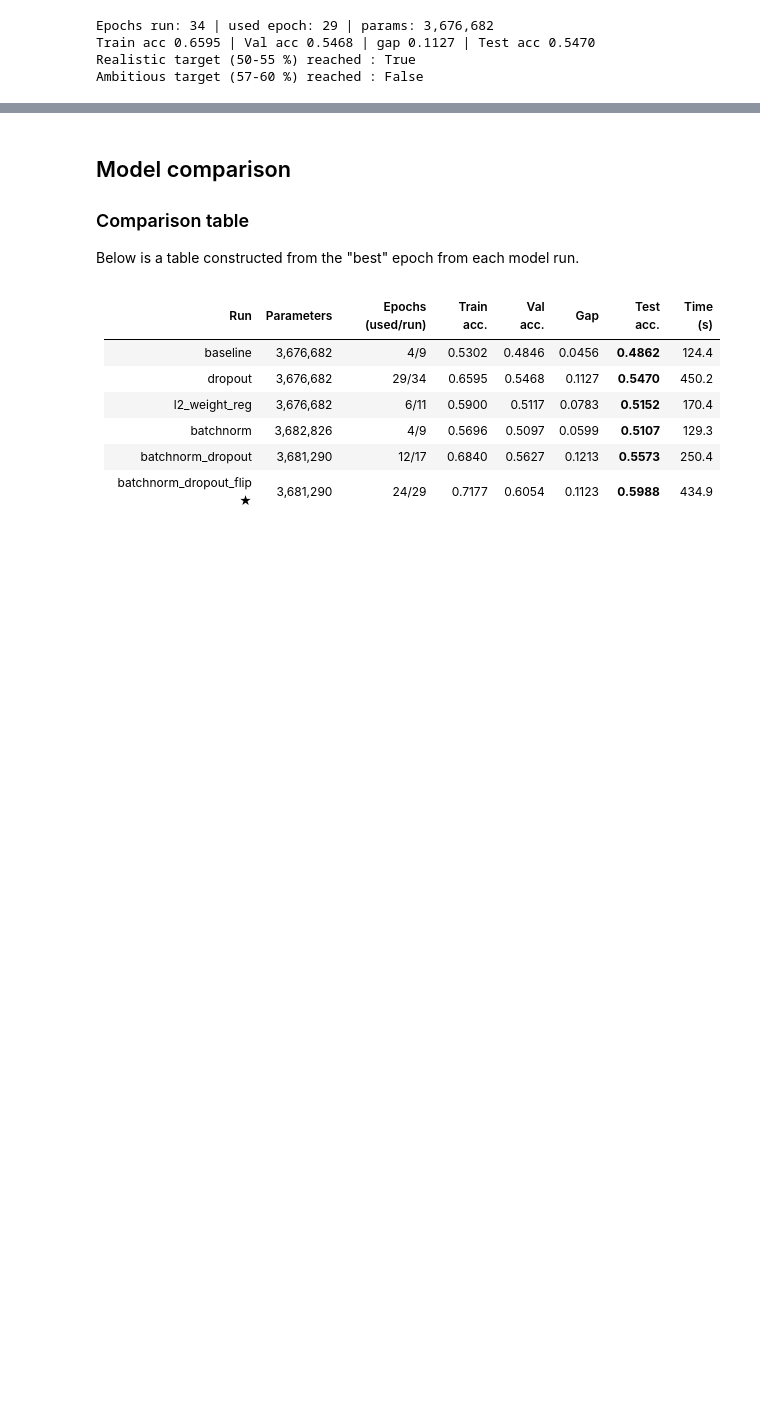
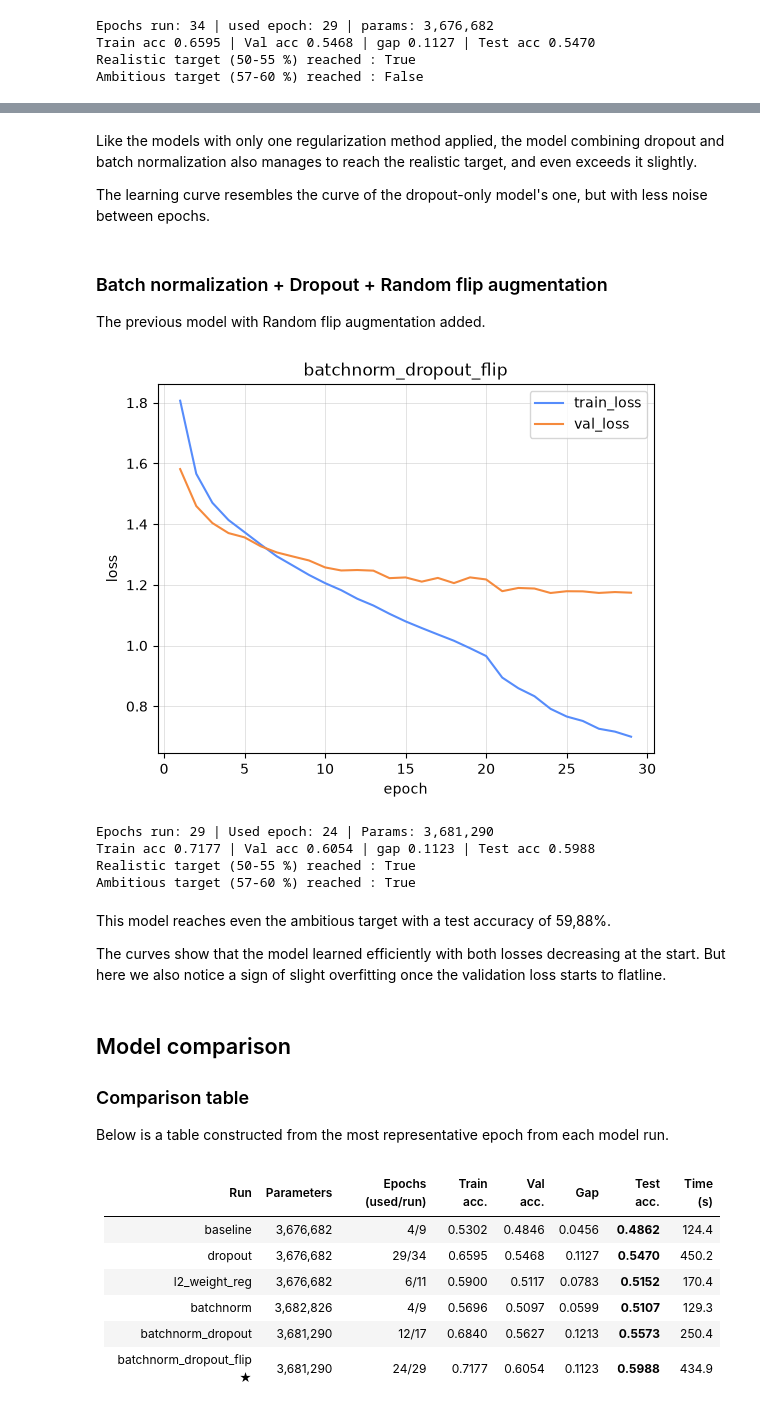
Before and after one commit to alekkiq/neural-networks-g5, a Jupyter notebook: mini-projects/cifar-10/fcn.ipynb, the cells around one changed output, grey strips where cells are left out. Saved outputs shown, nothing was run; the diff lists cells and outputs as text; code cells hidden in the pictures; blank space fills up the shorter version.

```diff
--- a/mini-projects/cifar-10/fcn.ipynb
+++ b/mini-projects/cifar-10/fcn.ipynb
@@ -577,9 +629,29 @@ Ambitious target (57-60 %) reached : False
+# %% [markdown]
+Like the models with only one regularization method applied, the model combining dropout and batch normalization also manages to reach the realistic target, and even exceeds it slightly.
+
+The learning curve resembles the curve of the dropout-only model's one, but with less noise between epochs.
+# %% [markdown]
+### Batch normalization + Dropout + Random flip augmentation
+
+The previous model with Random flip augmentation added.
+# %%
+show_run("batchnorm_dropout_flip")
+# %% [output]
+[figure, added]
+Epochs run: 29 | Used epoch: 24 | Params: 3,681,290
+Train acc 0.7177 | Val acc 0.6054 | gap 0.1123 | Test acc 0.5988
+Realistic target (50-55 %) reached : True
+Ambitious target (57-60 %) reached : True
+# %% [markdown]
+This model reaches even the ambitious target with a test accuracy of 59,88%.
+
+The curves show that the model learned efficiently with both losses decreasing at the start. But here we also notice a sign of slight overfitting once the validation loss starts to flatline.
 # %% [markdown]
 ## Model comparison
 
 ### Comparison table
 
-Below is a table constructed from the "best" epoch from each model run.
+Below is a table constructed from the most representative epoch from each model run.
 # %% [markdown]
 | Run | Parameters | Epochs (used/run) | Train acc. | Val acc. | Gap | Test acc. | Time (s) |
 |---|---|---|---|---|---|---|---|
```
Also changed, not shown: parts of 16 cells of this notebook.
